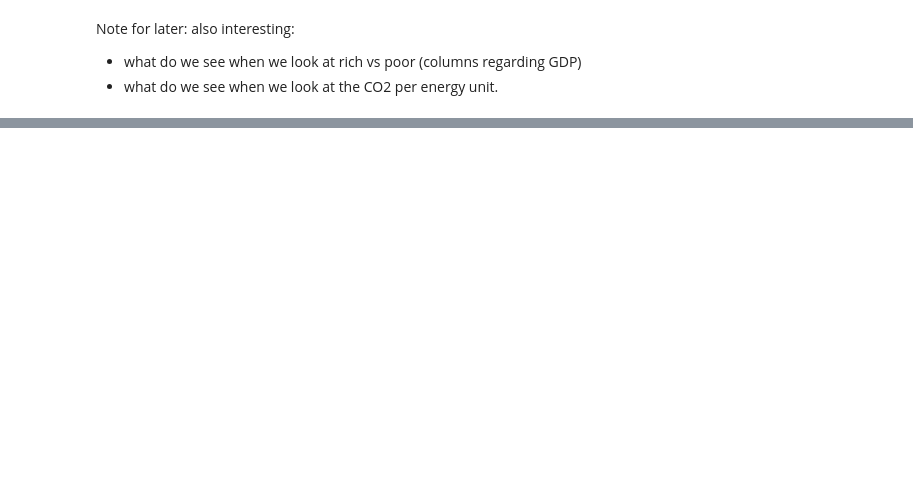
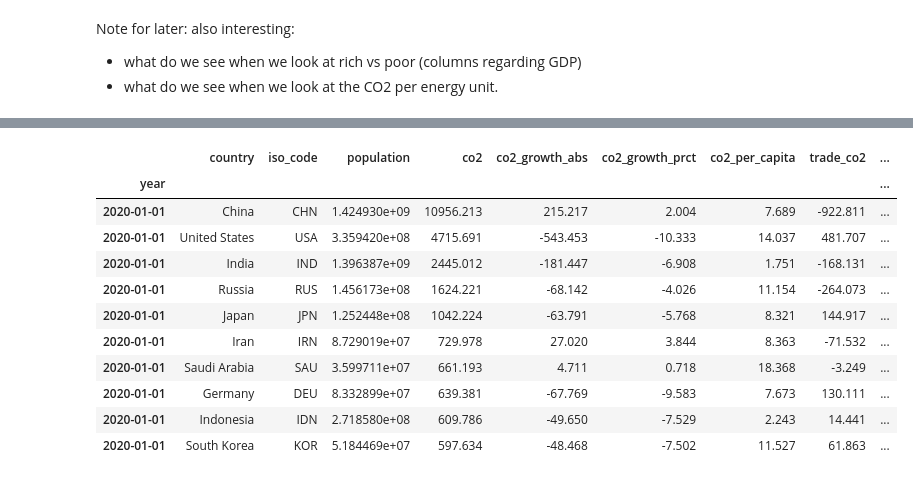
Before and after one commit to MevrouwHelderder/final_assignment, a Jupyter notebook: Final_Assignment.ipynb, the cells around one changed output, grey strips where cells are left out. Saved outputs shown, nothing was run; the diff lists cells and outputs as text; code cells hidden in the pictures; blank space fills up the shorter version.

```diff
--- a/Final_Assignment.ipynb
+++ b/Final_Assignment.ipynb
@@ -113,5 +114,5 @@ also interesting:
 # %%
-explore_co2 = co2_greenhouse_df.loc[:, ["country", "year", "iso_code", "population", "co2", "co2_growth_abs", "co2_growth_prct", "co2_per_capita", "trade_co2", "consumption_co2",  ]]
+explore_co2 = co2_greenhouse_df.loc[:, ["country", "year", "iso_code", "population", "co2", "co2_growth_abs", "co2_growth_prct", "co2_per_capita", "trade_co2", "consumption_co2", "consumption_co2_per_capita" ]]
 explore_co2 = explore_co2.set_index("year")
 explore_co2.index = pd.to_datetime(explore_co2.index, format="%Y", errors="coerce")
 
@@ -156,0 +123,17 @@ germany_test
+# %%
+# Total production, not corrected for trade :
+top_co2_2020 = explore_co2.loc["2020-01-01 00:00:00",].sort_values(by="co2", ascending = False).head(10)
+top_co2_2020
+# %% [output]
+|  | country | iso_code | population | co2 | co2_growth_abs | co2_growth_prct | co2_per_capita | trade_co2 | ... |
+| year |  |  |  |  |  |  |  |  | ... |
+| 2020-01-01 | China | CHN | 1.424930e+09 | 10956.213 | 215.217 | 2.004 | 7.689 | -922.811 | ... |
+| 2020-01-01 | United States | USA | 3.359420e+08 | 4715.691 | -543.453 | -10.333 | 14.037 | 481.707 | ... |
+| 2020-01-01 | India | IND | 1.396387e+09 | 2445.012 | -181.447 | -6.908 | 1.751 | -168.131 | ... |
+| 2020-01-01 | Russia | RUS | 1.456173e+08 | 1624.221 | -68.142 | -4.026 | 11.154 | -264.073 | ... |
+| 2020-01-01 | Japan | JPN | 1.252448e+08 | 1042.224 | -63.791 | -5.768 | 8.321 | 144.917 | ... |
+| 2020-01-01 | Iran | IRN | 8.729019e+07 | 729.978 | 27.020 | 3.844 | 8.363 | -71.532 | ... |
+| 2020-01-01 | Saudi Arabia | SAU | 3.599711e+07 | 661.193 | 4.711 | 0.718 | 18.368 | -3.249 | ... |
+| 2020-01-01 | Germany | DEU | 8.332899e+07 | 639.381 | -67.769 | -9.583 | 7.673 | 130.111 | ... |
+| 2020-01-01 | Indonesia | IDN | 2.718580e+08 | 609.786 | -49.650 | -7.529 | 2.243 | 14.441 | ... |
+| 2020-01-01 | South Korea | KOR | 5.184469e+07 | 597.634 | -48.468 | -7.502 | 11.527 | 61.863 | ... |
```
Also changed, not shown: parts of 11 cells of this notebook.
